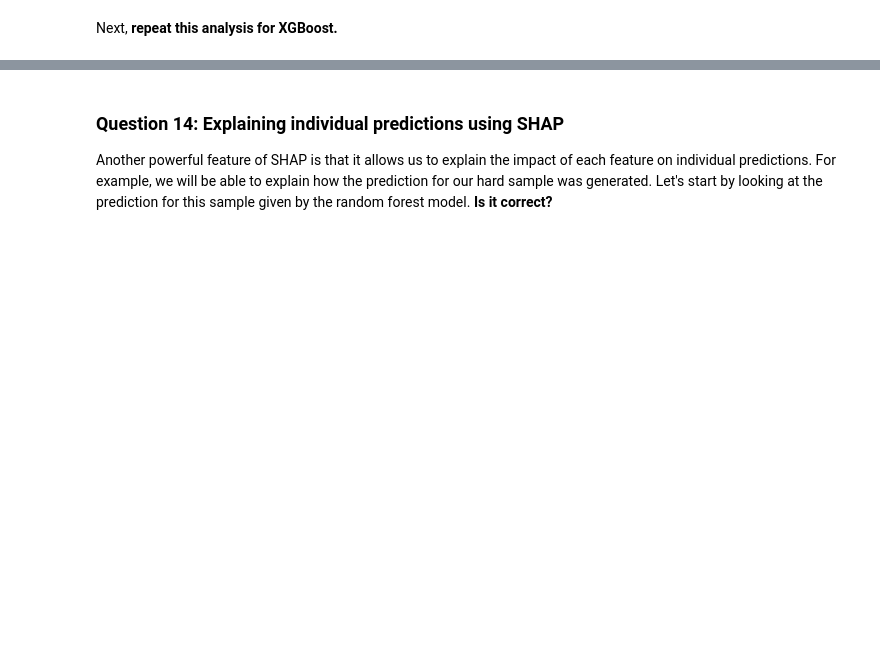
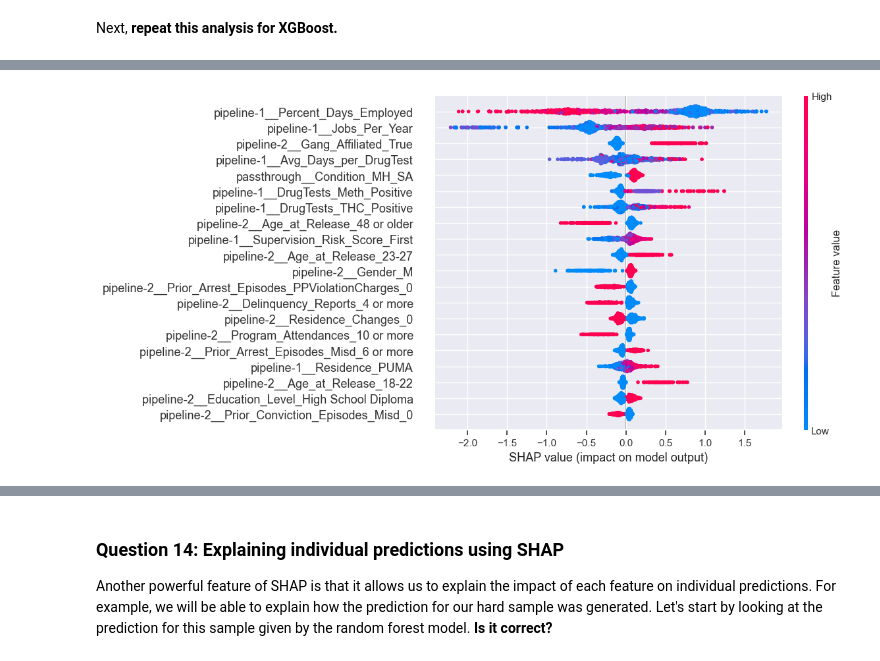
Before and after one commit to RaymondZhang20/DSCI430, a Jupyter notebook: a3/Module 3 assignment-1.ipynb, the cells around one changed output, grey strips where cells are left out. Saved outputs shown, nothing was run; the diff lists cells and outputs as text; code cells hidden in the pictures; blank space fills up the shorter version.

```diff
--- a/a3/Module 3 assignment-1.ipynb
+++ b/a3/Module 3 assignment-1.ipynb
@@ -907,4 +923,22 @@ Given the new information obtained using the SHAP library on the Random Forest m
 
 Next, **repeat this analysis for XGBoost.**
 # %%
-# Your answer here
+X_train_enc = pd.DataFrame(
+    data=xgboost_model.named_steps['ct'].transform(X_train),
+    columns=feature_names,
+    index=X_train.index,
+)
+
+X_test_enc = pd.DataFrame(
+    data=xgboost_model.named_steps['ct'].transform(X_test),
+    columns=feature_names,
+    index=X_test.index,
+)
+
+ind = np.random.choice(len(X_test_enc) - 1, 1000)
+ind = np.append(ind, 106)
+
+xgb_explainer = shap.Explainer(xgboost_model[-1])
+xgb_shap_values = xgb_explainer.shap_values(X_test_enc.iloc[ind])
+
+xgb_shap_values[1]
@@ -910,0 +979,4 @@ Next, **repeat this analysis for XGBoost.**
+# %%
+shap_figure = shap.summary_plot(xgb_shap_values, X_test_enc.iloc[ind], plot_size=[12,6])
+# %% [output]
+[figure, added]
```
Also changed, not shown: parts of 21 cells of this notebook.
